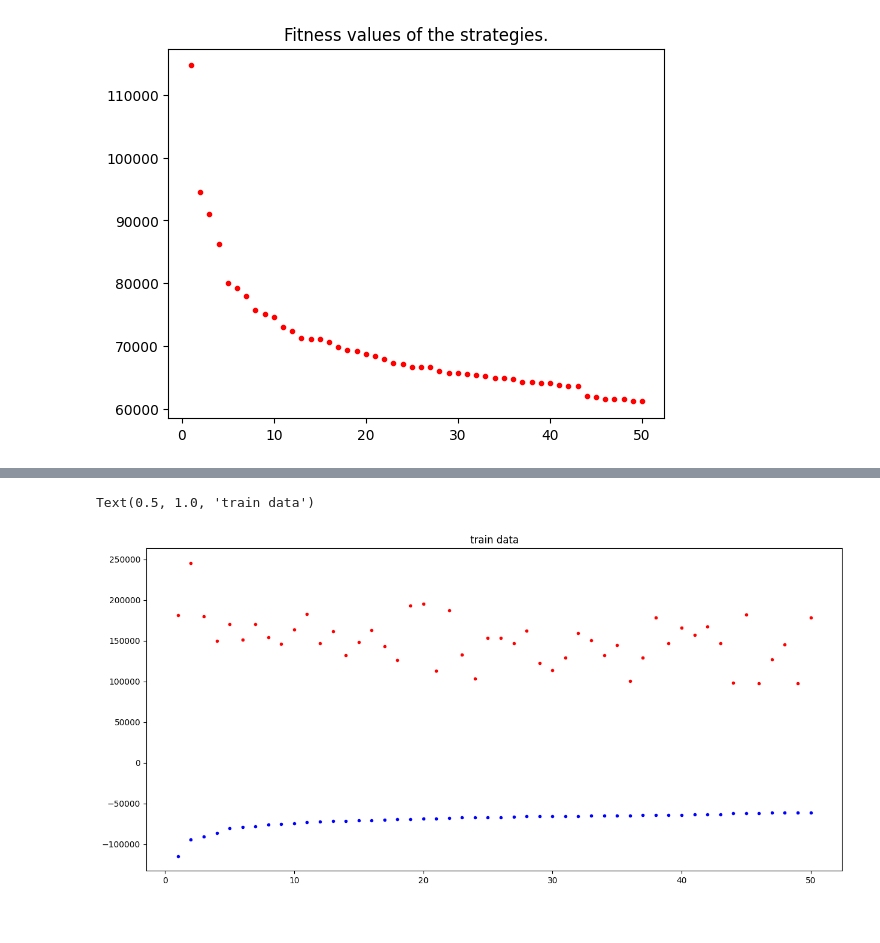
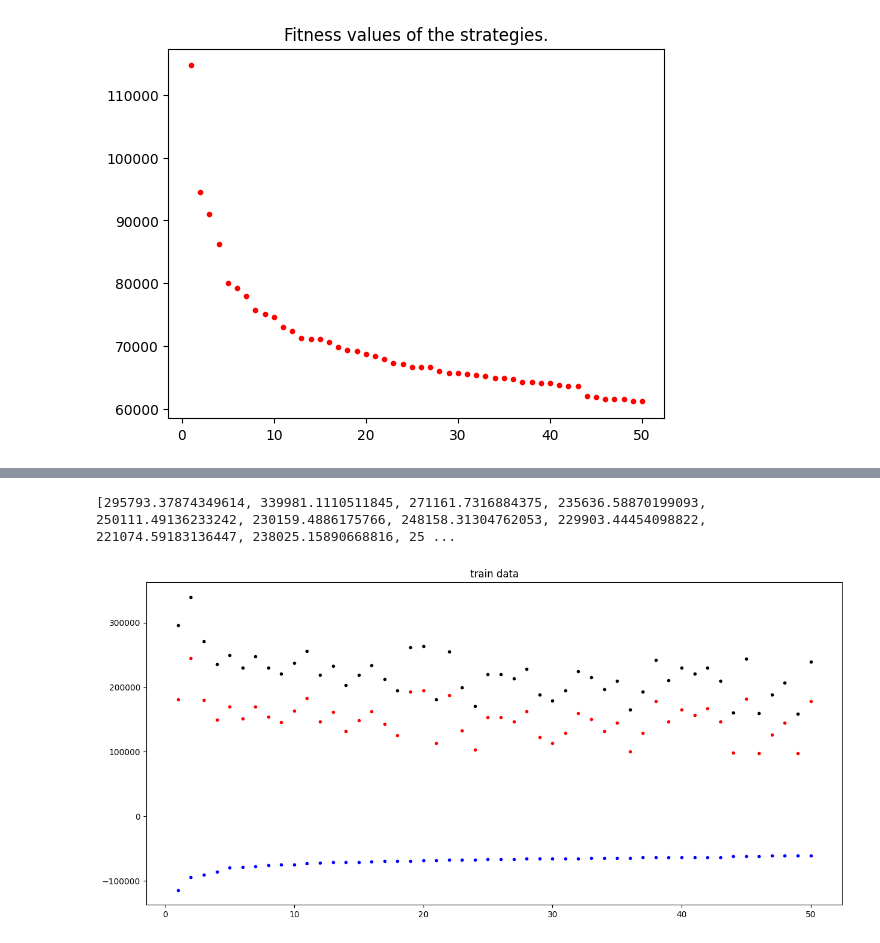
Before and after one commit to KhanNot/GP_trading_strategies, a Jupyter notebook: read_results.ipynb, the cells around one changed output, grey strips where cells are left out. Saved outputs shown, nothing was run; the diff lists cells and outputs as text; code cells hidden in the pictures.

```diff
--- a/read_results.ipynb
+++ b/read_results.ipynb
@@ -274,10 +331,12 @@ Text(0.5, 1.0, 'test data')
 # %%
 plt.figure(figsize=(15,7))
 plt.plot(range(1,len(hof2)+1),[i[0] for i in lst_hof_train],'r.')
 plt.plot(range(1,len(hof2)+1),[i[1] for i in lst_hof_train],'b.')
+plt.plot(range(1,len(hof2)+1),[i[0]-i[1] for i in lst_hof_train],'k.')
 
 
 plt.title("train data")
+print([i[0]-i[1] for i in lst_hof_train])
 # %% [output]
-Text(0.5, 1.0, 'train data')
+[295793.37874349614, 339981.1110511845, 271161.7316884375, 235636.58870199093, 250111.49136233242, 230159.4886175766, 248158.31304762053, 229903.44454098822, 221074.59183136447, 238025.15890668816, 25 ...
-[figure, old version]
+[figure, new version]
```
Also changed, not shown: parts of 8 cells of this notebook.
